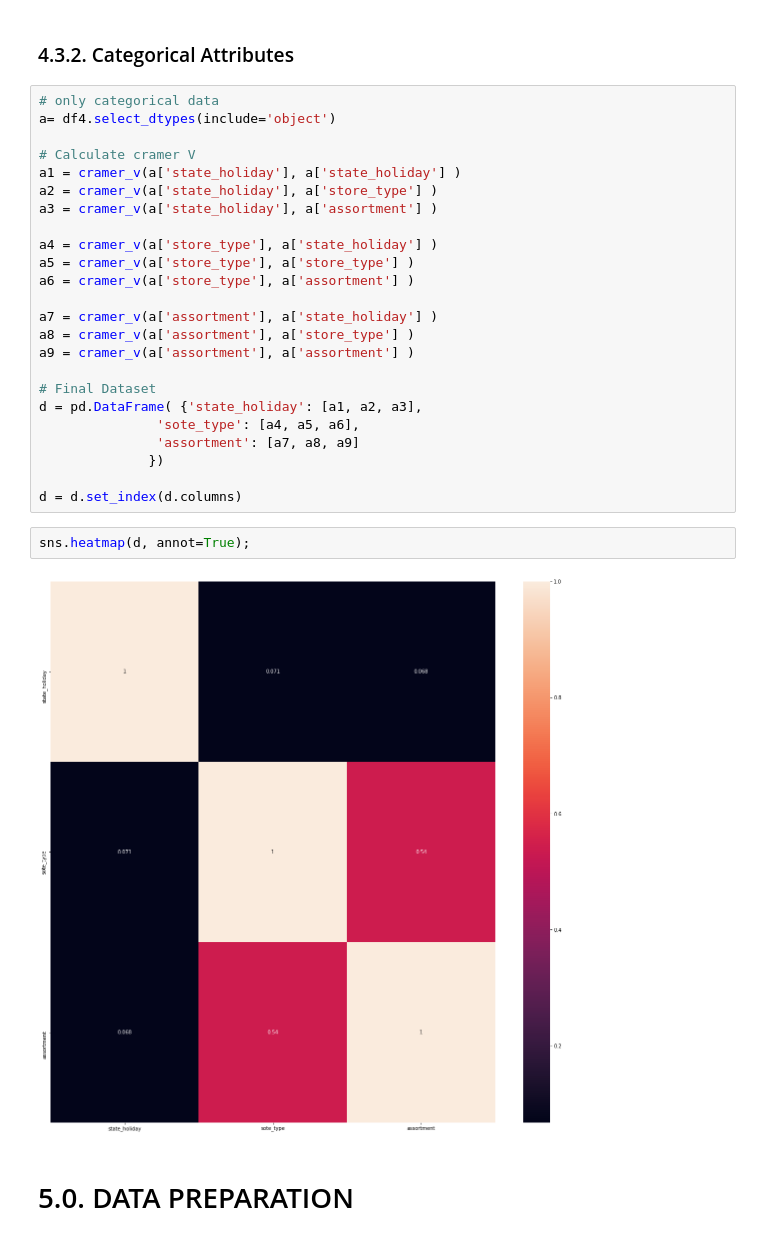
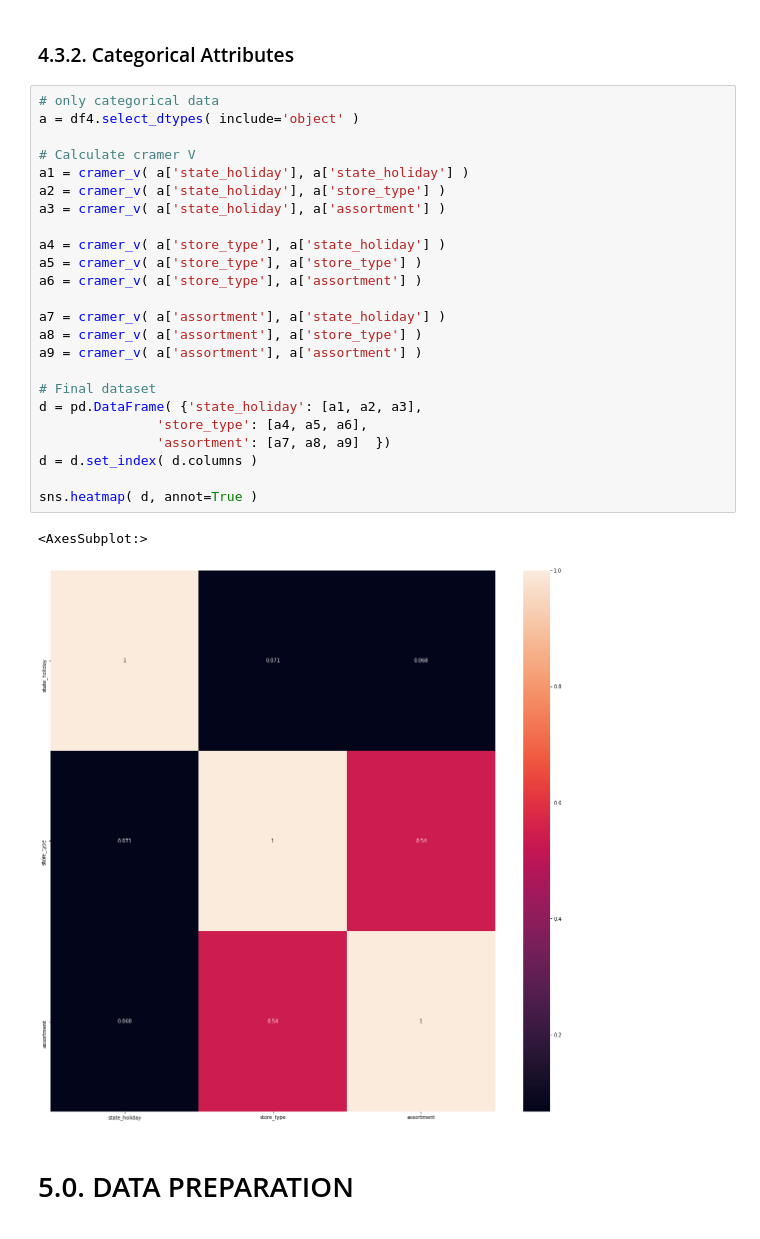
Before and after one commit to HenriqueLebre/DS-em-producao, a Jupyter notebook: m04_v01_store_sales_prediction.ipynb, the cells around one changed output. Cells and saved outputs as stored; diff of their text form.

```diff
--- a/m04_v01_store_sales_prediction.ipynb
+++ b/m04_v01_store_sales_prediction.ipynb
@@ -701,32 +775,31 @@ sns.heatmap(correlation, annot=True);
 ### 4.3.2. Categorical Attributes
 # %%
 # only categorical data
-a= df4.select_dtypes(include='object')
+a = df4.select_dtypes( include='object' )
 
 # Calculate cramer V
-a1 = cramer_v(a['state_holiday'], a['state_holiday'] )
-a2 = cramer_v(a['state_holiday'], a['store_type'] )
-a3 = cramer_v(a['state_holiday'], a['assortment'] )
+a1 = cramer_v( a['state_holiday'], a['state_holiday'] )
+a2 = cramer_v( a['state_holiday'], a['store_type'] )
+a3 = cramer_v( a['state_holiday'], a['assortment'] )
 
-a4 = cramer_v(a['store_type'], a['state_holiday'] )
-a5 = cramer_v(a['store_type'], a['store_type'] )
-a6 = cramer_v(a['store_type'], a['assortment'] )
+a4 = cramer_v( a['store_type'], a['state_holiday'] )
+a5 = cramer_v( a['store_type'], a['store_type'] )
+a6 = cramer_v( a['store_type'], a['assortment'] )
 
-a7 = cramer_v(a['assortment'], a['state_holiday'] )
-a8 = cramer_v(a['assortment'], a['store_type'] )
-a9 = cramer_v(a['assortment'], a['assortment'] )
+a7 = cramer_v( a['assortment'], a['state_holiday'] )
+a8 = cramer_v( a['assortment'], a['store_type'] )
+a9 = cramer_v( a['assortment'], a['assortment'] )
 
-# Final Dataset
+# Final dataset
 d = pd.DataFrame( {'state_holiday': [a1, a2, a3],
-               'sote_type': [a4, a5, a6],
-               'assortment': [a7, a8, a9]
-              })
+               'store_type': [a4, a5, a6],
+               'assortment': [a7, a8, a9]  })
+d = d.set_index( d.columns )
 
-d = d.set_index(d.columns)
+sns.heatmap( d, annot=True )
+# %% [output]
+<AxesSubplot:>
+[figure, added]
-# %%
-sns.heatmap(d, annot=True);
-# %% [output]
-[figure, removed]
 # %% [markdown]
 # 5.0. DATA PREPARATION
 # %%
```
Also changed, not shown: parts of 25 cells of this notebook.
